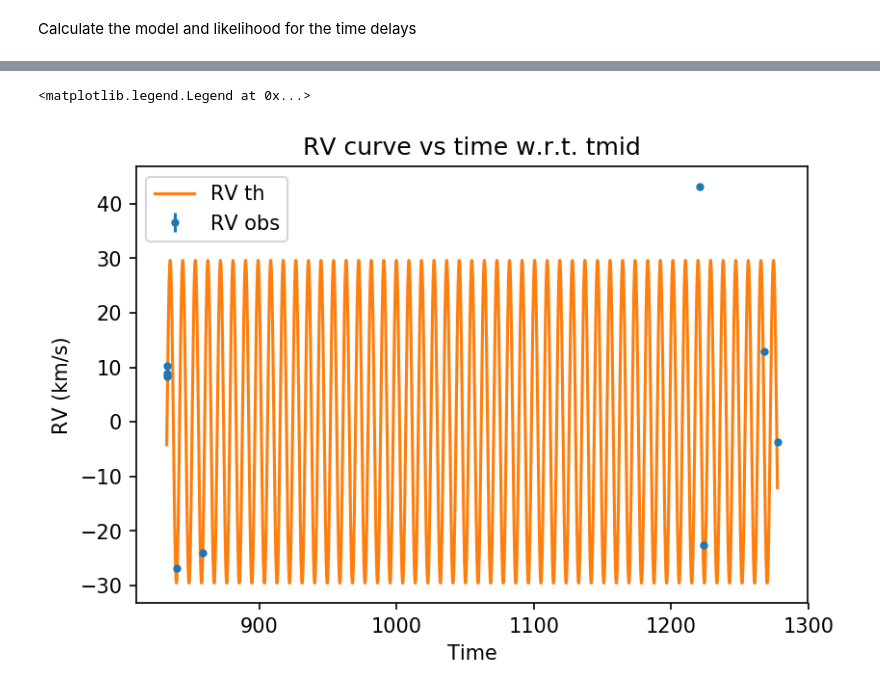
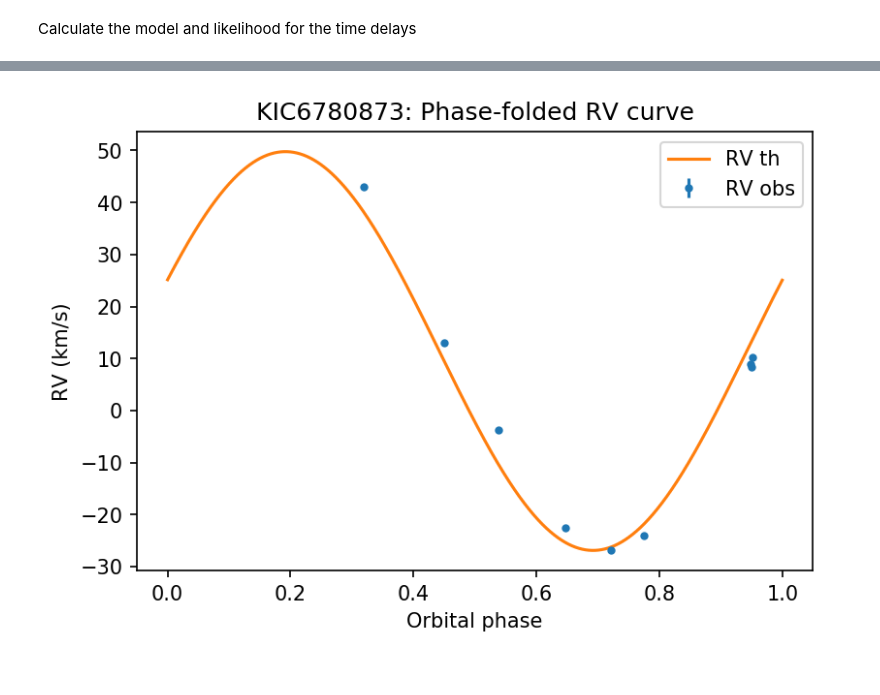
Before and after one commit to SimonJMurphy/maelstrom, a Jupyter notebook: RadialVelocity.ipynb, the cells around one changed output, grey strips where cells are left out. Saved outputs shown, nothing was run; the diff lists cells and outputs as text; code cells hidden in the pictures.

```diff
--- a/RadialVelocity.ipynb
+++ b/RadialVelocity.ipynb
@@ -78,16 +76,16 @@ e_tensor = 1.0 / (1.0 + tf.exp(-e_param_tensor))
 varpi_tensor = tf.Variable(varpi, dtype=T)
 log_sigma2_tensor = tf.Variable(0.0, dtype=T)  # Variance from observational uncertainties and model misspecification
 log_rv_sigma2_tensor = tf.Variable(np.log(np.median(rvs[:, 2])), dtype=T)  # RV jitter
-rv0_tensor = tf.Variable(np.zeros(1), dtype=T)
+gammav_tensor = tf.Variable(np.zeros(1), dtype=T)
 
 # These are some placeholders for the data:
 times_tensor = tf.placeholder(T, times.shape)
-dmmags_tensor = tf.placeholder(T, dmmags.shape)
+dmmags_tensor = tf.placeholder(T, flux.shape)
 
 # Solve Kepler's equation
 mean_anom = 2.0 * np.pi * (times_tensor - tp_tensor) / porb_tensor
 ecc_anom = kepler(mean_anom, e_tensor)
-true_anom = 2.0 * tf.atan2(tf.sqrt(1.0+e_tensor)*tf.tan(0.5*ecc_anom), tf.sqrt(1.0-e_tensor) + tf.zeros_like(times_tensor))
+true_anom = 2.0 * tf.atan2(tf.sqrt(1.0+e_tensor)*tf.tan(0.5*ecc_anom),tf.sqrt(1.0-e_tensor) + tf.zeros_like(times_tensor))
 # %% [markdown]
 Calculate the model and likelihood for the time delays
 # %%
@@ -114,21 +112,28 @@ rv_tensor = tf.placeholder(T)
 rv_err_tensor = tf.placeholder(T)
 
 # Solve Kepler's equation for the RVs
-rv_mean_anom = 2.0 * np.pi * (rv_time_tensor - tp_tensor) / porb_tensor
+rv_mean_anom = (2.0 * np.pi * (rv_time_tensor - tp_tensor) / porb_tensor)
 rv_ecc_anom = kepler(rv_mean_anom, e_tensor)
 rv_true_anom = 2.0 * tf.atan2(tf.sqrt(1.0+e_tensor)*tf.tan(0.5*rv_ecc_anom), tf.sqrt(1.0-e_tensor) + tf.zeros_like(rv_time_tensor))
 
 # Here we define how the RV will be calculated:
-vrad_tensor = -2.0 * np.pi * (a1d_tensor / porb_tensor) * (1/tf.sqrt(1.0 - e_tensor**2)) * (tf.cos(rv_true_anom + varpi_tensor) + e_tensor*tf.cos(varpi_tensor))
-vrad_tensor *= 299792  # c in km/s
-vrad_tensor += rv0_tensor
+vrad_tensor = -2.0 * np.pi * (a1d_tensor / porb_tensor) * (1/tf.sqrt(1.0 - tf.square(e_tensor))) * (tf.cos(rv_true_anom + varpi_tensor) + e_tensor*tf.cos(varpi_tensor))
+"""
+You were right on the money. The problem was that vrad_tensor was being multiplied by c before
+the systemic velocity was added.
+"""
+vrad_tensor += gammav_tensor
+"""
+Also c = 299792 km/s now? What are we, engineers?
+"""
+vrad_tensor *= 299792.458  # c in km/s
 
-rv_sig2 = rv_err_tensor**2 + tf.exp(log_rv_sigma2_tensor)
+rv_sig2 = tf.square(rv_err_tensor) + tf.exp(log_rv_sigma2_tensor)
 chi = tf.square(rv_tensor - vrad_tensor) / rv_sig2 + tf.log(rv_sig2)
 chi2_tensor += tf.reduce_sum(chi)
 
 var_list = [
-    tp_tensor, porb_tensor, e_param_tensor, a1d_tensor, varpi_tensor, log_rv_sigma2_tensor, log_sigma2_tensor, rv0_tensor
+    tp_tensor, porb_tensor, e_param_tensor, a1d_tensor, varpi_tensor, log_rv_sigma2_tensor, log_sigma2_tensor, gammav_tensor
 ]
 opt = tf.contrib.opt.ScipyOptimizerInterface(chi2_tensor, var_list=var_list)
 
@@ -141,10 +142,10 @@ Use the retry module or similar alternatives.
 # %%
 feed_dict = {
     times_tensor: times,
-    dmmags_tensor: dmmags,
-    rv_time_tensor: rvs[:, 0],
-    rv_tensor: rvs[:, 1],
-    rv_err_tensor: rvs[:, 2],
+    dmmags_tensor: flux,
+    rv_time_tensor: rv_JD,
+    rv_tensor: rv_RV,
+    rv_err_tensor: rv_err,
 }
 
 sess.run(chi2_tensor, feed_dict=feed_dict)
@@ -165,13 +166,13 @@ sess.run(chi2_tensor, feed_dict=feed_dict)
 # %%
-rv_time_test = np.sort(np.linspace(rvs[:, 0].min(), rvs[:, 0].max(), 5000))
+rv_time_test = np.sort(np.linspace(rv_JD.min(), rv_JD.max(), 5000) % porb)
 vrad_test = sess.run(vrad_tensor, feed_dict={rv_time_tensor: rv_time_test})
 
-plt.errorbar(rvs[:,0],rvs[:,1],rvs[:,2],fmt=".",label='RV obs')
-plt.plot(rv_time_test, vrad_test, label='RV th')
-plt.xlabel("Time")
+plt.errorbar((rv_JD % porb)/porb,rv_RV,rv_err,fmt=".",label='RV obs')
+plt.plot(rv_time_test/porb, vrad_test,label='RV th')
+plt.xlabel("Orbital phase")
 plt.ylabel("RV (km/s)")
-plt.title("RV curve vs time w.r.t. tmid")
+plt.title("KIC"+str(kicid) + ": Phase-folded RV curve")
 plt.legend()
+plt.show()
 # %% [output]
-<matplotlib.legend.Legend at 0x...>
-[figure, old version]
+[figure, new version]
```
Also changed, not shown: parts of 17 cells of this notebook, 1 other file.
